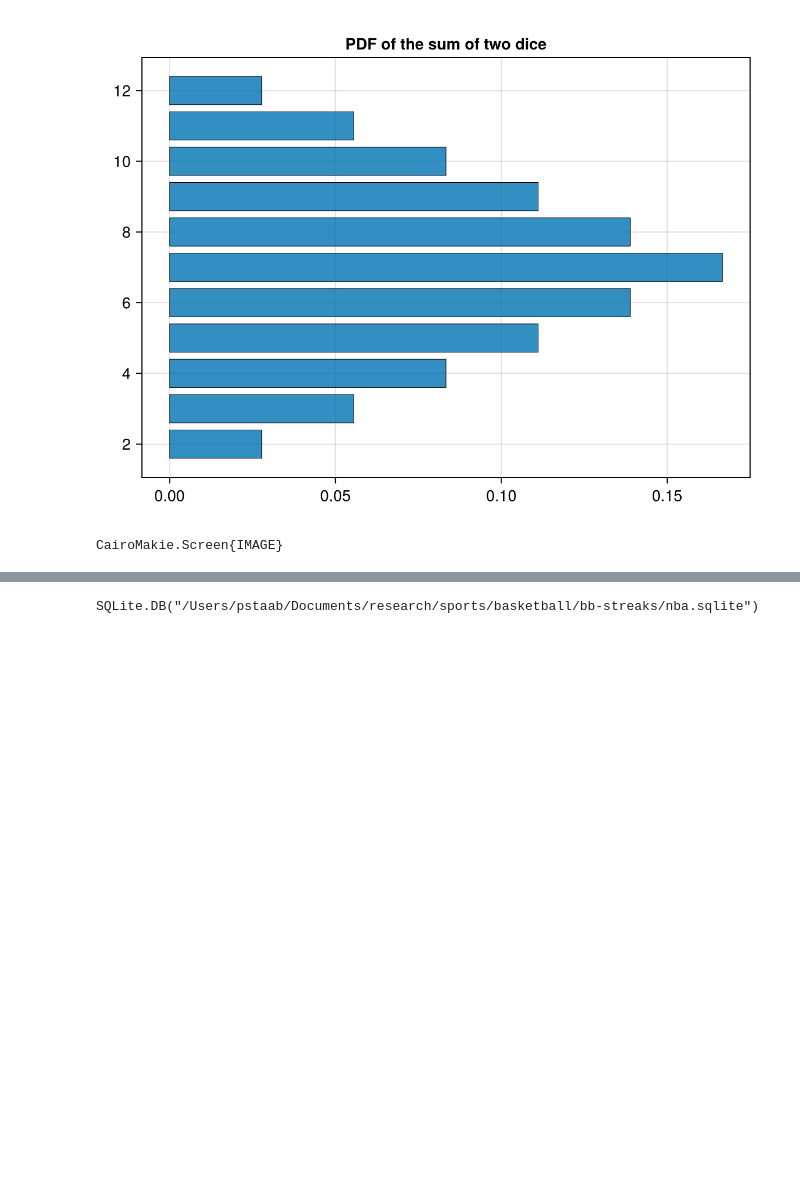
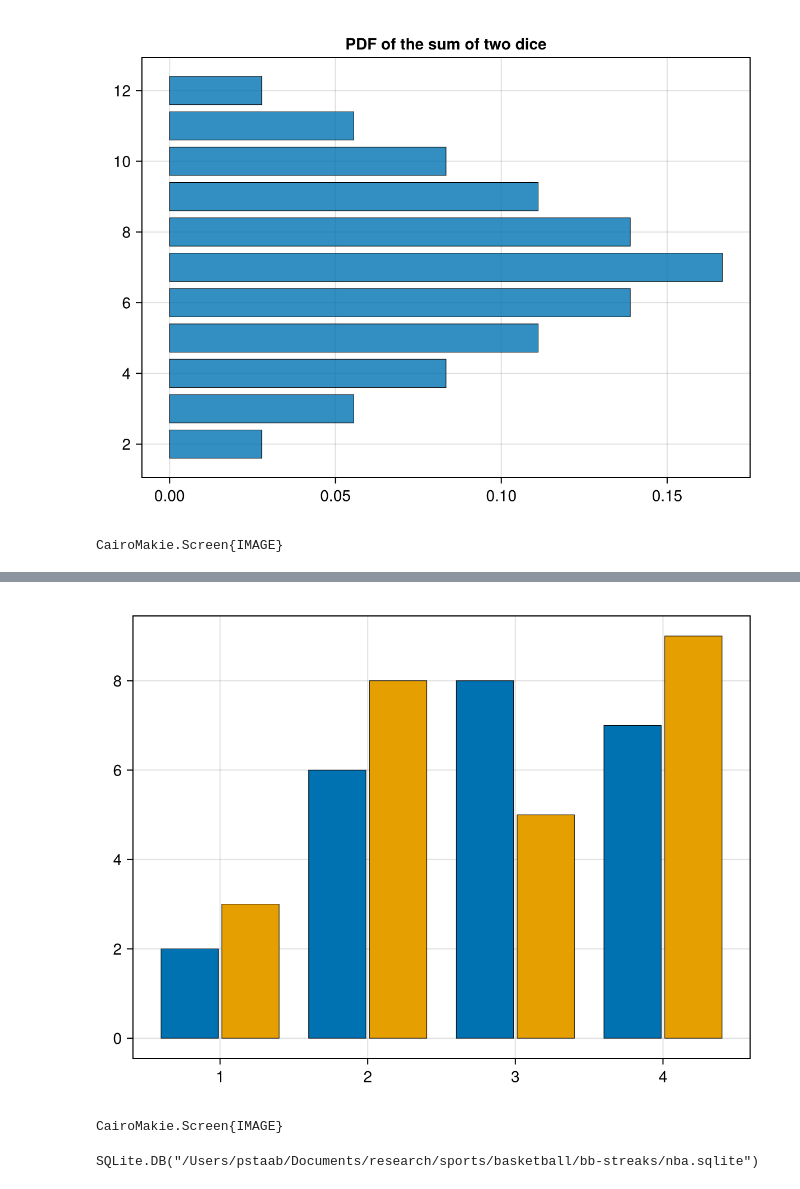
Before and after one commit to pstaabp/sci-comp-book, a Jupyter notebook: julia-output/plotting-data.ipynb, the cells around one changed output, grey strips where cells are left out. Saved outputs shown, nothing was run; the diff lists cells and outputs as text; code cells hidden in the pictures; blank space fills up the shorter version.

```diff
--- a/julia-output/plotting-data.ipynb
+++ b/julia-output/plotting-data.ipynb
@@ -57,3 +92,15 @@ barplot(x,h, stack = [1, 2, 3, 4, 1, 2, 3, 4], color=[1,2,1,2,1,2,1,2])
+# %%
+colors = Makie.wong_colors()
+fig = barplot(vcat(x,x),vcat(h1,h2),
+  dodge = repeat(1:2,inner=4),
+  color=colors[repeat(1:2,inner=4)],
+  strokewidth = 0.5)
+# %% [output]
+[figure, added]
+# %%
+save("../assets/plots/plot-data/dodge01.png", fig)
+# %% [output]
+CairoMakie.Screen{IMAGE}
 # %%
 db = SQLite.DB("/Users/pstaab/Documents/research/sports/basketball/bb-streaks/nba.sqlite")
 # %% [output]
```
Also changed, not shown: parts of 9 cells of this notebook, 11 other files.
